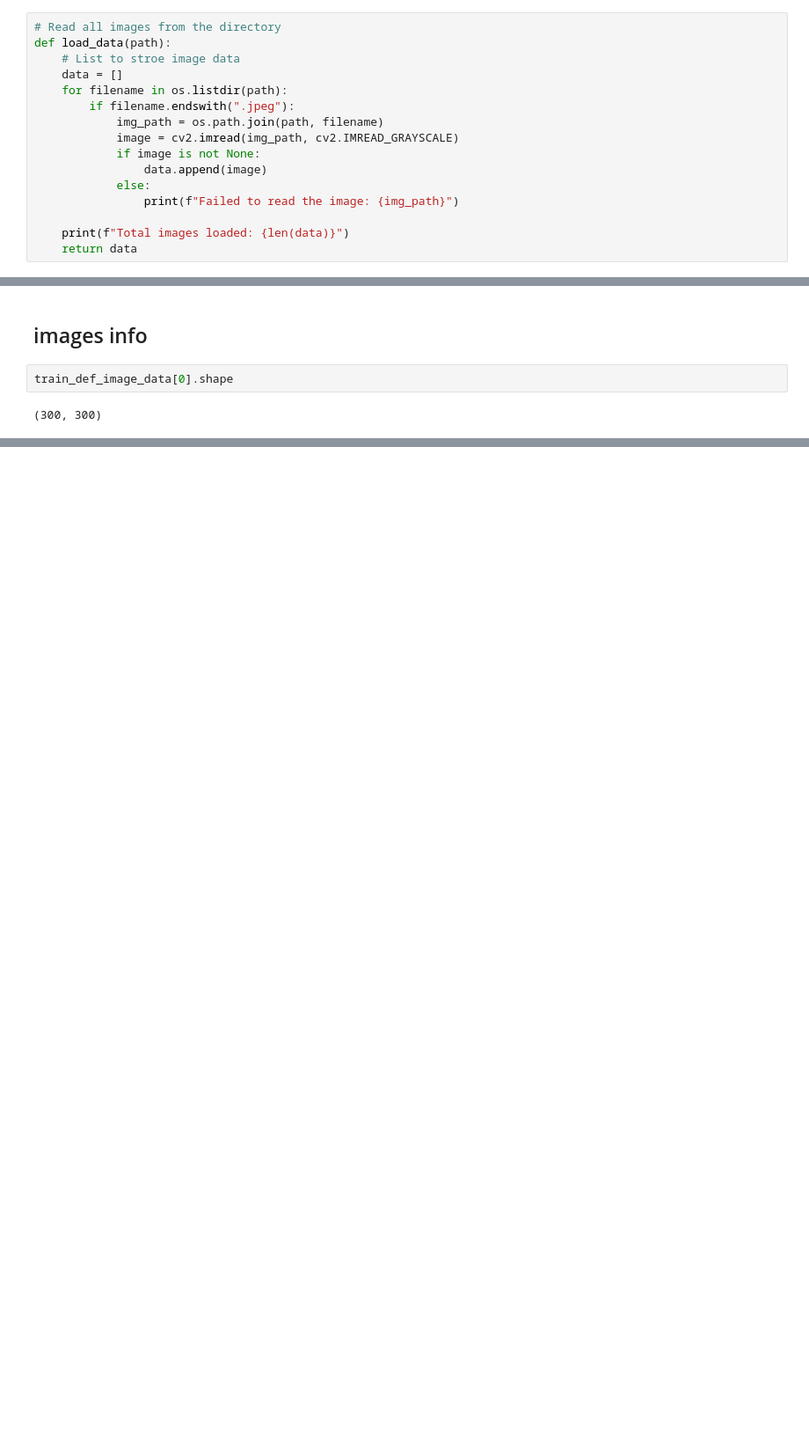
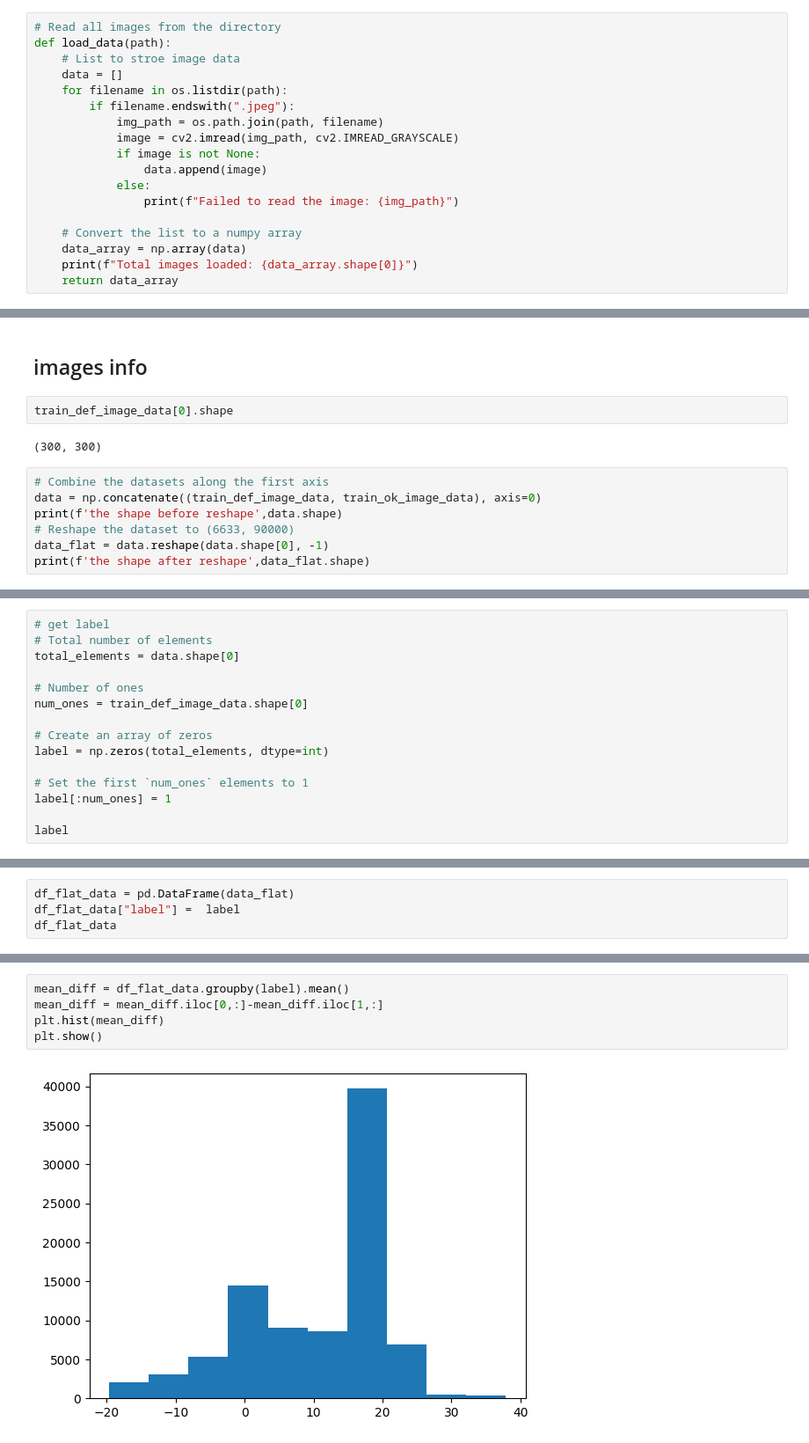
Before and after one commit to maomao7784/Casting-Product-Quality-Inspection, a Jupyter notebook: scripts/jt_eda.ipynb, the cells around one changed output, grey strips where cells are left out. Shown at 88% size. Drawn from its saved outputs; the diff is of its cells as text; blank space fills up the shorter version.

```diff
--- a/scripts/jt_eda.ipynb
+++ b/scripts/jt_eda.ipynb
@@ -23,8 +24,10 @@ def load_data(path):
             else:
                 print(f"Failed to read the image: {img_path}")
 
-    print(f"Total images loaded: {len(data)}")
-    return data
+    # Convert the list to a numpy array
+    data_array = np.array(data)
+    print(f"Total images loaded: {data_array.shape[0]}")
+    return data_array
 # %% [markdown]
 ### train images_def
 # %%
@@ -62,3 +65,10 @@ display_images(train_ok_image_data, 9, "Training ok Images")
 train_def_image_data[0].shape
 # %% [output]
 (300, 300)
+# %%
+# Combine the datasets along the first axis
+data = np.concatenate((train_def_image_data, train_ok_image_data), axis=0)
+print(f'the shape before reshape',data.shape)
+# Reshape the dataset to (6633, 90000)
+data_flat = data.reshape(data.shape[0], -1)
+print(f'the shape after reshape',data_flat.shape)
@@ -64,0 +78,15 @@ train_def_image_data[0].shape
+# %%
+# get label
+# Total number of elements
+total_elements = data.shape[0]
+
+# Number of ones
+num_ones = train_def_image_data.shape[0]
+
+# Create an array of zeros
+label = np.zeros(total_elements, dtype=int)
+
+# Set the first `num_ones` elements to 1
+label[:num_ones] = 1
+
+label
@@ -64,0 +95,4 @@ train_def_image_data[0].shape
+# %%
+df_flat_data = pd.DataFrame(data_flat)
+df_flat_data["label"] =  label
+df_flat_data
@@ -64,0 +113,7 @@ train_def_image_data[0].shape
+# %%
+mean_diff = df_flat_data.groupby(label).mean()
+mean_diff = mean_diff.iloc[0,:]-mean_diff.iloc[1,:]
+plt.hist(mean_diff)
+plt.show()
+# %% [output]
+[figure, added]
```
Also changed, not shown: parts of 10 cells of this notebook.
